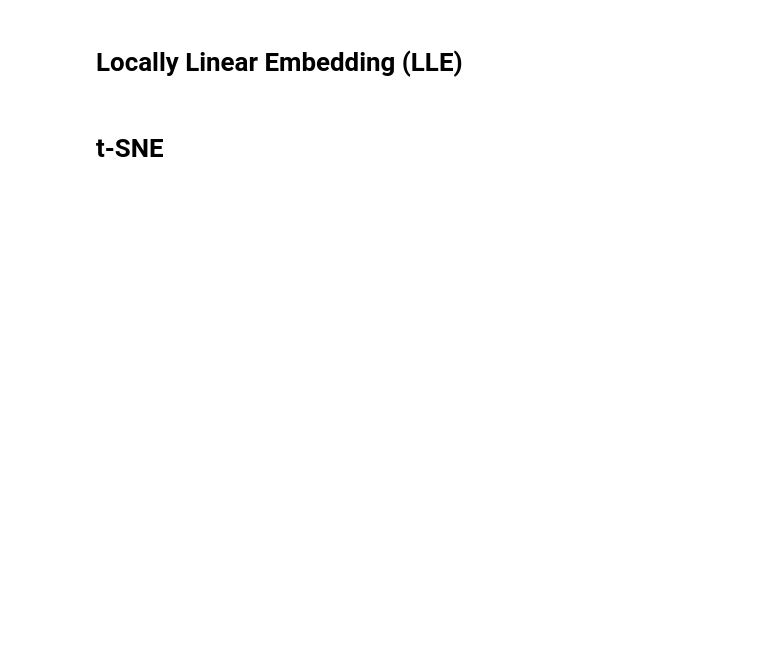
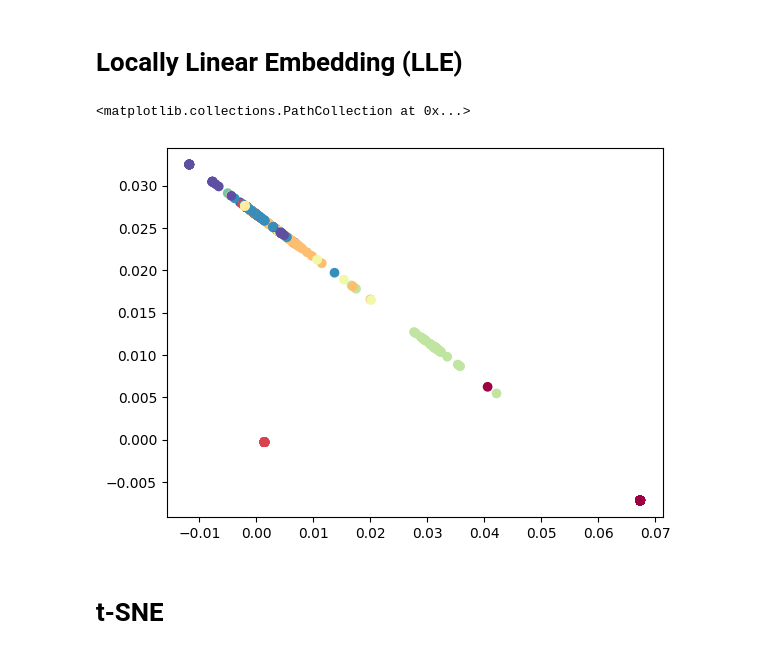
Before and after one commit to Jashan-jj/Machine-learning, a Jupyter notebook: Manifold Learning Techniques/Non_linear_dim_reduction.ipynb, the cells around one changed output. Drawn from its saved outputs; the diff is of its cells as text; code cells hidden in the pictures; blank space fills up the shorter version.

```diff
--- a/Manifold Learning Techniques/Non_linear_dim_reduction.ipynb
+++ b/Manifold Learning Techniques/Non_linear_dim_reduction.ipynb
@@ -57,4 +83,12 @@ plt.scatter(x_iso[:,0], x_iso[:,1], c=t, cmap=plt.cm.Spectral)
 # %% [markdown]
 # Locally Linear Embedding (LLE)
+# %%
+from sklearn.manifold import LocallyLinearEmbedding
+lle= LocallyLinearEmbedding(n_components=2)
+x_lle= lle.fit_transform(X)
+plt.scatter(x_lle[:,0], x_lle[:,1], c=y, cmap= 'Spectral')
+# %% [output]
+<matplotlib.collections.PathCollection at 0x...>
+[figure, added]
 # %% [markdown]
 # t-SNE
```
Also changed, not shown: parts of 9 cells of this notebook.
